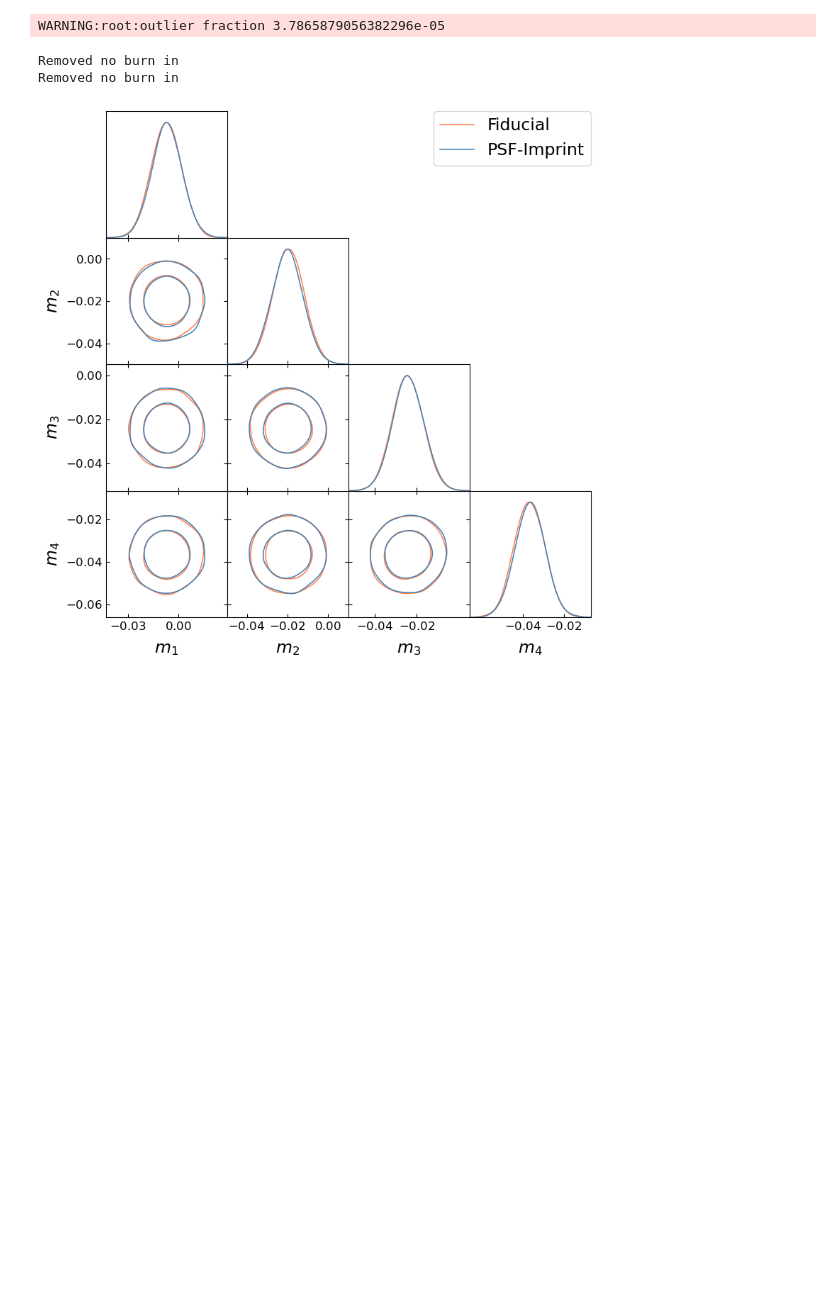
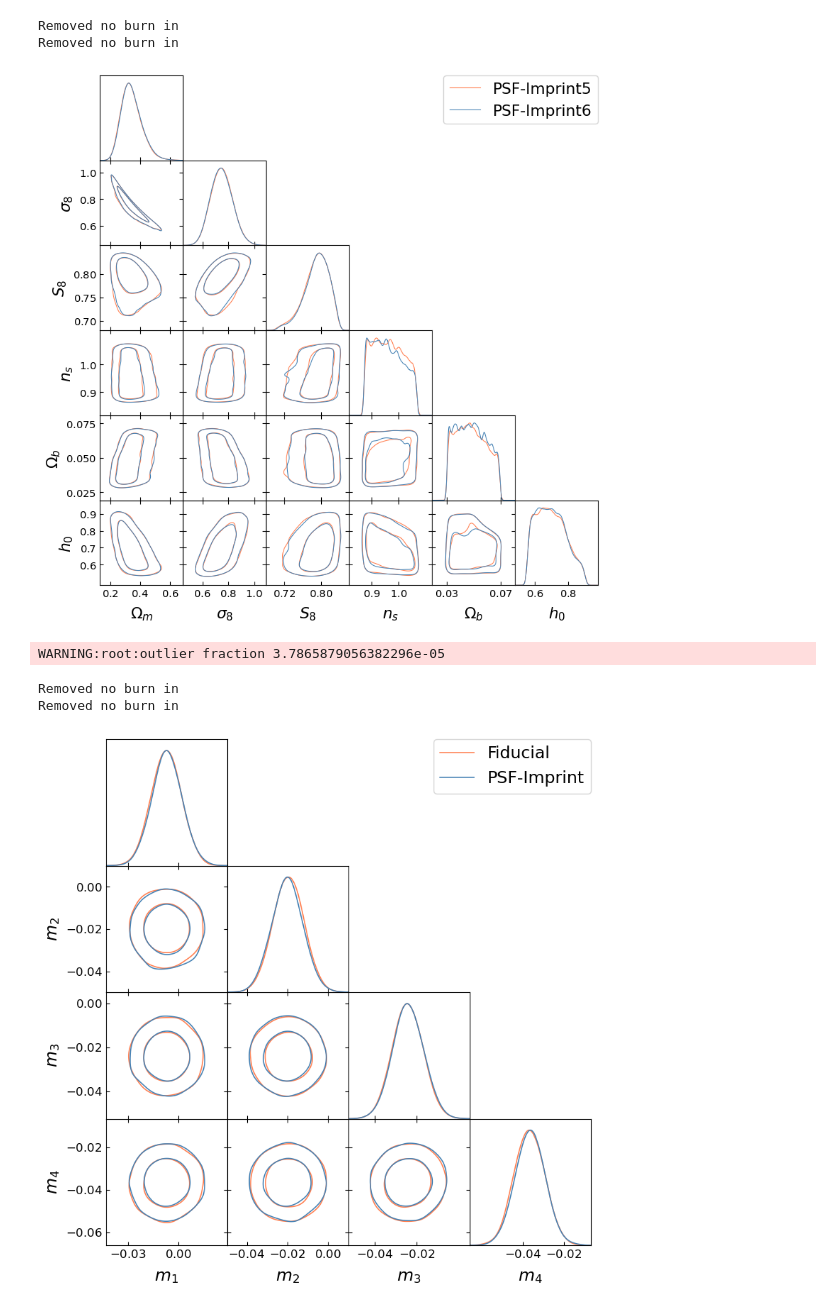
Before and after one commit to ShrihanSolo/cosmolib, a Jupyter notebook: shrihan/cosmosis_plot.ipynb, the cells around one changed output. Drawn from its saved outputs; the diff is of its cells as text; code cells hidden in the pictures; blank space fills up the shorter version.

```diff
--- a/shrihan/cosmosis_plot.ipynb
+++ b/shrihan/cosmosis_plot.ipynb
@@ -61,0 +117,27 @@ Removed no burn in
+# %%
+omm = 0.#,#0.03
+oss = 0.#,#0.03
+uu = imprint_chains2
+fid_samples = MCSamples(samples=np.c_[uu['cosmological_parametersomega_m']+omm,uu['COSMOLOGICAL_PARAMETERSSIGMA_8'],
+                               (uu['COSMOLOGICAL_PARAMETERSSIGMA_8'])*np.sqrt((uu['cosmological_parametersomega_m'])/0.3)+oss,
+                                uu['cosmological_parametersn_s'], uu['cosmological_parametersomega_b'], uu['cosmological_parametersh0']],
+                                weights=np.exp(uu['log_weight']), names = ['Om','sigma8','s8','ns', 'Ob', 'h0'], labels = ['\Omega_{m}','\sigma_8','S_8','n_s', '\Omega_b', 'h_0'])
+
+uu = imprint_chains3
+imprint_samples = MCSamples(samples=np.c_[uu['cosmological_parametersomega_m']+omm,uu['COSMOLOGICAL_PARAMETERSSIGMA_8'],
+                                (uu['COSMOLOGICAL_PARAMETERSSIGMA_8'])*np.sqrt((uu['cosmological_parametersomega_m'])/0.3)+oss,
+                                 uu['cosmological_parametersn_s'], uu['cosmological_parametersomega_b'], uu['cosmological_parametersh0']],
+                                 weights=np.exp(uu['log_weight']), names = ['Om','sigma8','s8','ns', 'Ob', 'h0'], labels = ['\Omega_{m}','\sigma_8','S_8','n_s','\Omega_b', 'h_0'])
+
+
+g.settings.axes_labelsize = 20
+g.settings.axes_fontsize =15
+g.settings.legend_fontsize = 20
+g.settings.linewidth = 2
+
+g.triangle_plot([fid_samples, imprint_samples], ['Om', 'sigma8', 's8', 'ns', 'Ob', 'h0'], filled=[False,False,True, True],
+                colors=['coral','steelblue'], alphas=[1,1, 0.6],
+                legend_labels=['PSF-Imprint5', 'PSF-Imprint6'],  legend_loc='upper right',fontsize=20,
+                contour_colors=['coral','steelblue'],
+                ls = ['-','-','-','-'], contour_ls = ['-','-','-','-'])
+# %% [output]
@@ -62,3 +146,6 @@ Removed no burn in
+Removed no burn in
+Removed no burn in
+[figure, added]
 # %%
 omm = 0.#,#0.03
 oss = 0.#,#0.03
```
Also changed, not shown: parts of 6 cells of this notebook, 14 other files.
